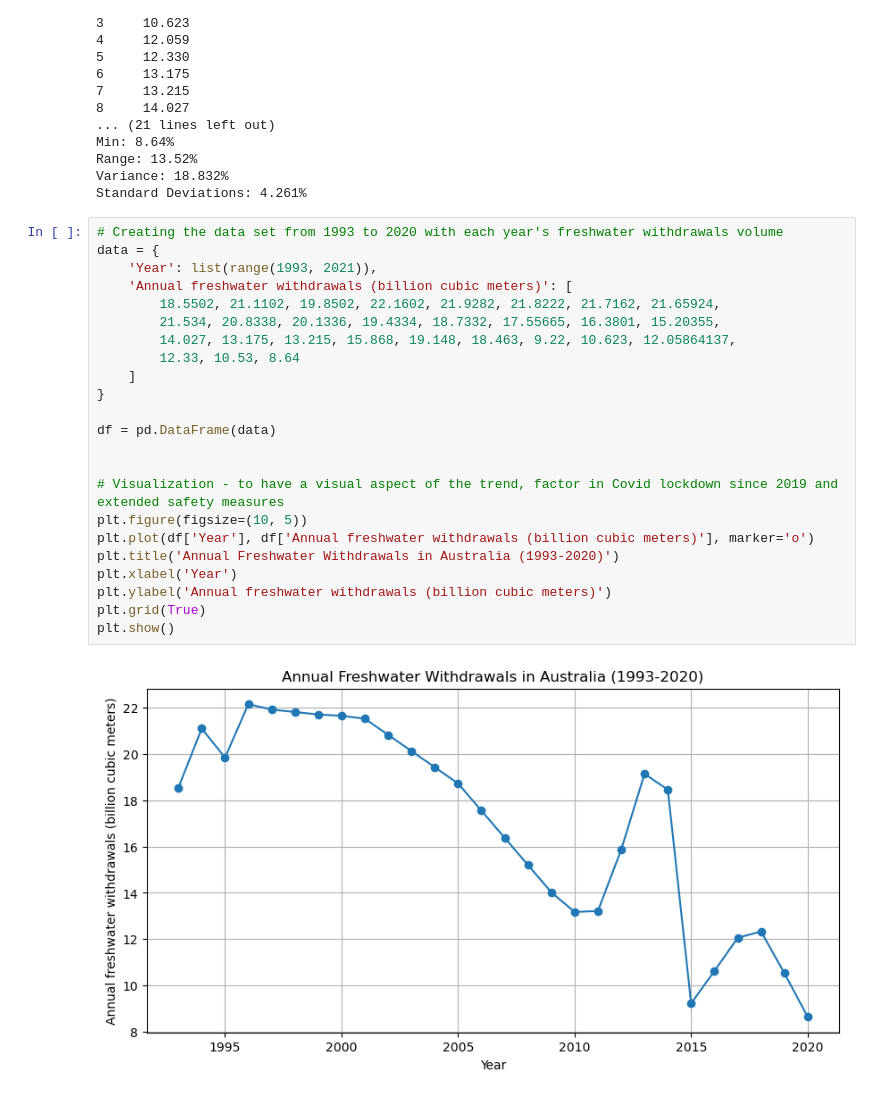
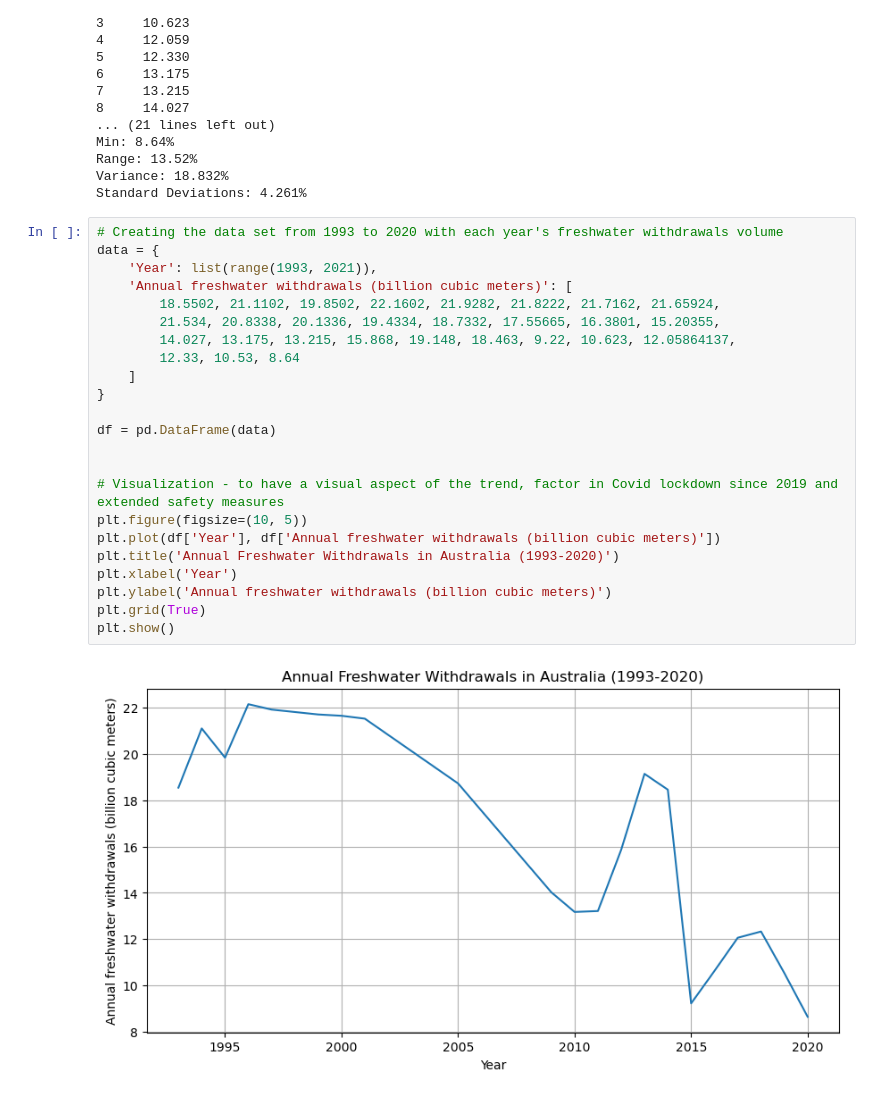
Before and after one commit to xiu-shi/DA_L7, a Jupyter notebook: CA - Descriptive Statistics_submit_3.ipynb, the cells around one changed output. Cells and saved outputs as stored; diff of their text form.

```diff
--- a/CA - Descriptive Statistics_submit_3.ipynb
+++ b/CA - Descriptive Statistics_submit_3.ipynb
@@ -85,25 +85,25 @@ Standard Deviations: 4.261%
 # %%
 # Creating the data set from 1993 to 2020 with each year's freshwater withdrawals volume
 data = {
     'Year': list(range(1993, 2021)),
     'Annual freshwater withdrawals (billion cubic meters)': [
         18.5502, 21.1102, 19.8502, 22.1602, 21.9282, 21.8222, 21.7162, 21.65924,
         21.534, 20.8338, 20.1336, 19.4334, 18.7332, 17.55665, 16.3801, 15.20355,
         14.027, 13.175, 13.215, 15.868, 19.148, 18.463, 9.22, 10.623, 12.05864137,
         12.33, 10.53, 8.64
     ]
 }
 
 df = pd.DataFrame(data)
 
 
 # Visualization - to have a visual aspect of the trend, factor in Covid lockdown since 2019 and extended safety measures
 plt.figure(figsize=(10, 5))
-plt.plot(df['Year'], df['Annual freshwater withdrawals (billion cubic meters)'], marker='o')
+plt.plot(df['Year'], df['Annual freshwater withdrawals (billion cubic meters)'])
 plt.title('Annual Freshwater Withdrawals in Australia (1993-2020)')
 plt.xlabel('Year')
 plt.ylabel('Annual freshwater withdrawals (billion cubic meters)')
 plt.grid(True)
 plt.show()
 # %% [output]
-[figure, old version]
+[figure, new version]
```
Also changed, not shown: parts of 1 cell of this notebook, 1 other file.
